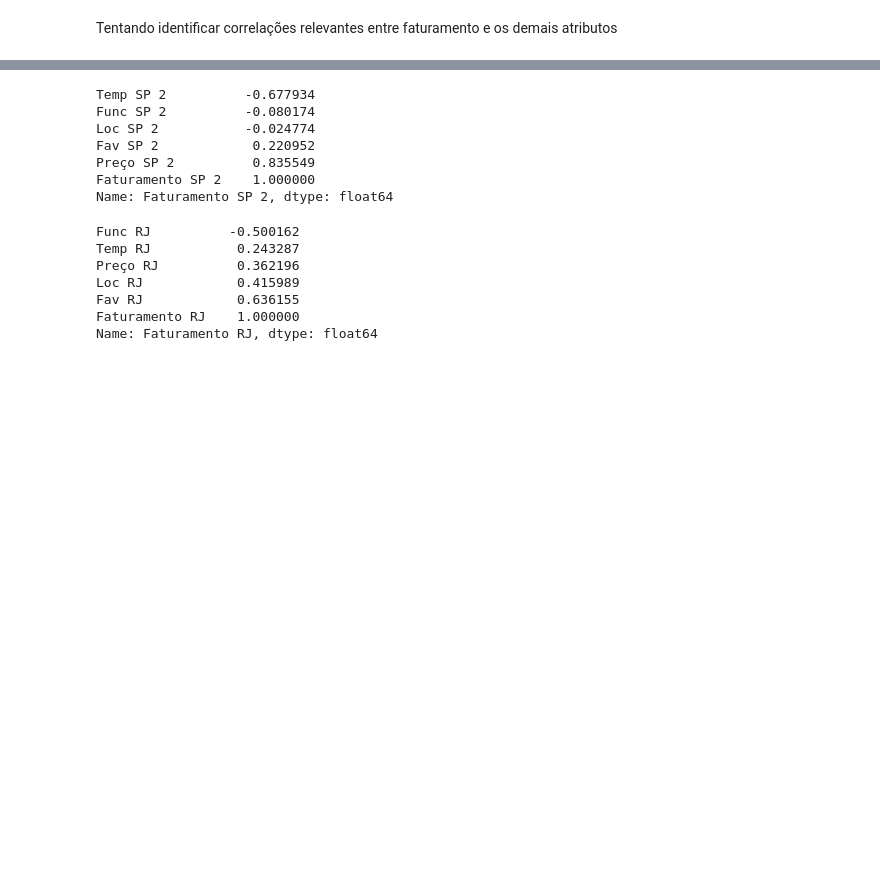
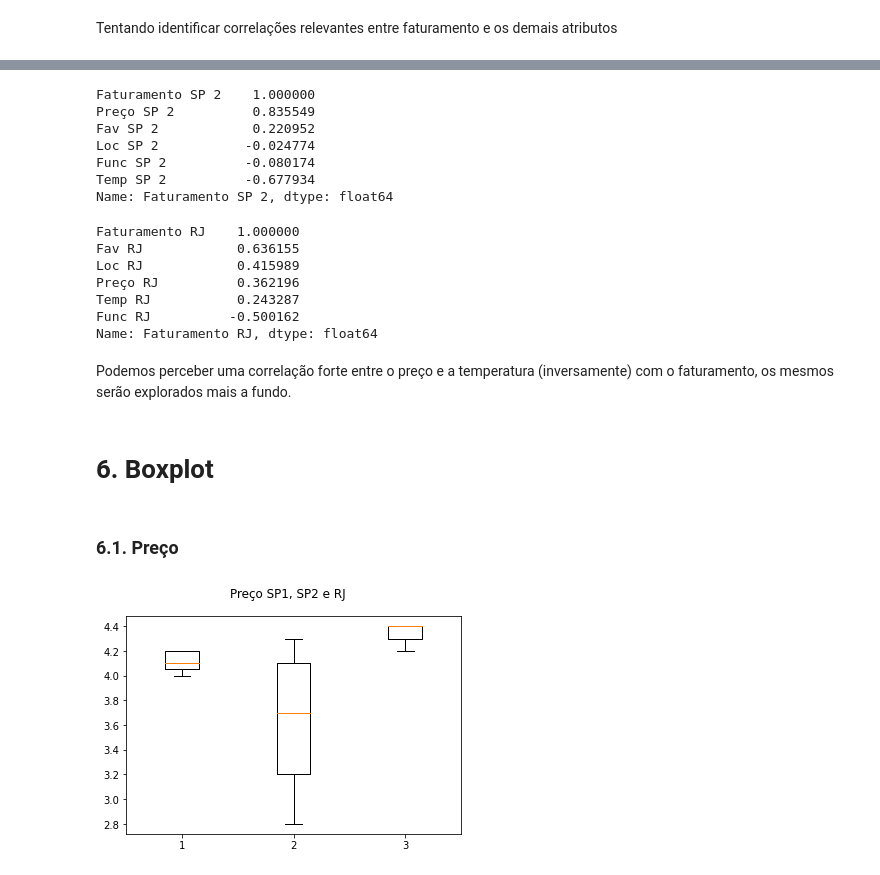
Before and after one commit to rubemmnf/Mercado-Financeiro, a Jupyter notebook: TradingDados/Case1Mentoria/analise.ipynb, the cells around one changed output, grey strips where cells are left out. Saved outputs shown, nothing was run; the diff lists cells and outputs as text; code cells hidden in the pictures; blank space fills up the shorter version.

```diff
--- a/TradingDados/Case1Mentoria/analise.ipynb
+++ b/TradingDados/Case1Mentoria/analise.ipynb
@@ -140,21 +142,36 @@ Faturamento SP 1    1.000000
 Name: Faturamento SP 1, dtype: float64
 # %%
-dados_sp2.corr()["Faturamento SP 2"].sort_values()
+dados_sp2.corr()["Faturamento SP 2"].sort_values(ascending=False)
 # %% [output]
+Faturamento SP 2    1.000000
+Preço SP 2          0.835549
+Fav SP 2            0.220952
+Loc SP 2           -0.024774
+Func SP 2          -0.080174
 Temp SP 2          -0.677934
-Func SP 2          -0.080174
-Loc SP 2           -0.024774
-Fav SP 2            0.220952
-Preço SP 2          0.835549
-Faturamento SP 2    1.000000
 Name: Faturamento SP 2, dtype: float64
 # %%
-dados_rj.corr()["Faturamento RJ"].sort_values()
+dados_rj.corr()["Faturamento RJ"].sort_values(ascending=False)
 # %% [output]
+Faturamento RJ    1.000000
+Fav RJ            0.636155
+Loc RJ            0.415989
+Preço RJ          0.362196
+Temp RJ           0.243287
 Func RJ          -0.500162
-Temp RJ           0.243287
-Preço RJ          0.362196
-Loc RJ            0.415989
-Fav RJ            0.636155
-Faturamento RJ    1.000000
 Name: Faturamento RJ, dtype: float64
+# %% [markdown]
+Podemos perceber uma correlação forte entre o preço e a temperatura (inversamente) com o faturamento, os mesmos serão explorados mais a fundo.
+# %% [markdown]
+# 6. Boxplot
+# %% [markdown]
+### 6.1. Preço
+# %%
+data = [dados_sp1["Preço SP 1"], dados_sp2["Preço SP 2"], dados_rj["Preço RJ"]]
+fig, ax = plt.subplots()
+fig.suptitle("Preço SP1, SP2 e RJ")
+ax.boxplot(data)
+
+plt.show()
+# %% [output]
+[figure, added]
```
Also changed, not shown: parts of 23 cells of this notebook.
